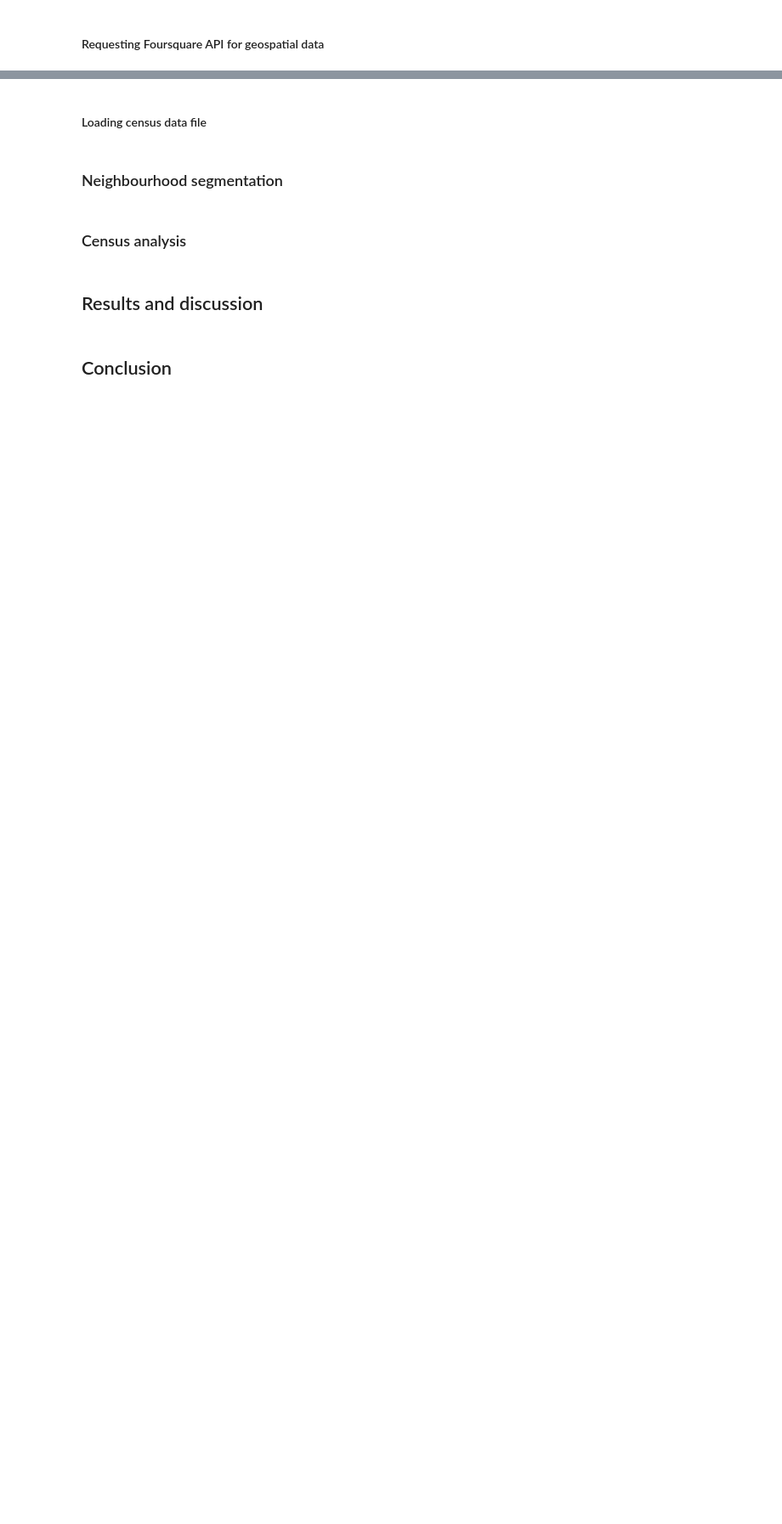
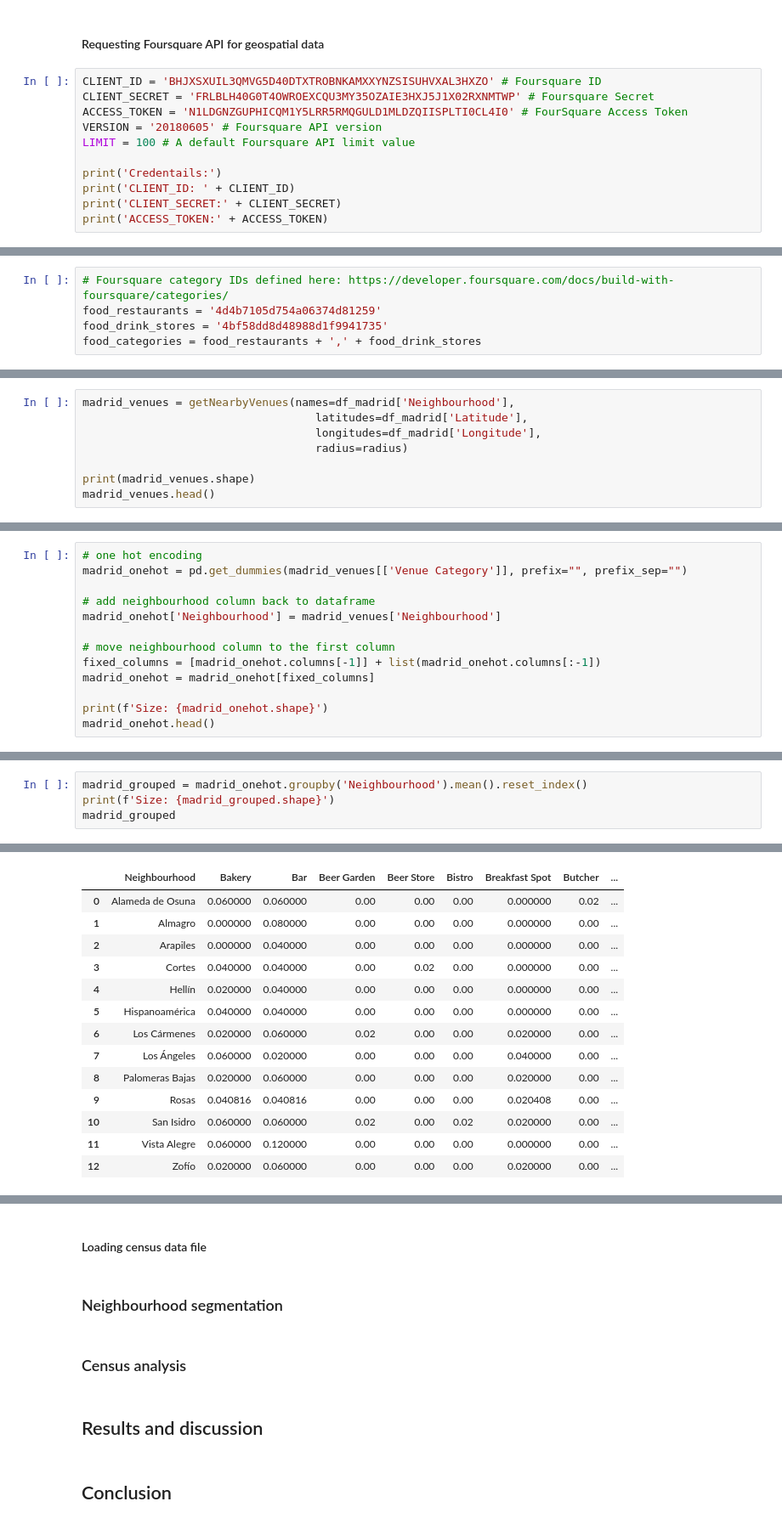
Before and after one commit to ejmacias/store_locations, a Jupyter notebook: Store_Locations/store_locations.ipynb, the cells around one changed output, grey strips where cells are left out. Shown at 85% size. Drawn from its saved outputs; the diff is of its cells as text; blank space fills up the shorter version.

Commit message:
Requesting venues from Foursquare

```diff
--- a/Store_Locations/store_locations.ipynb
+++ b/Store_Locations/store_locations.ipynb
@@ -312,3 +312,14 @@ map_madrid
 [interactive output not drawn]
 # %% [markdown]
 #### Requesting Foursquare API for geospatial data <a class="anchor" id="requesting-foursquare"></a>
+# %%
+CLIENT_ID = 'BHJXSXUIL3QMVG5D40DTXTROBNKAMXXYNZSISUHVXAL3HXZO' # Foursquare ID
+CLIENT_SECRET = 'FRLBLH40G0T4OWROEXCQU3MY35OZAIE3HXJ5J1X02RXNMTWP' # Foursquare Secret
+ACCESS_TOKEN = 'N1LDGNZGUPHICQM1Y5LRR5RMQGULD1MLDZQIISPLTI0CL4I0' # FourSquare Access Token
+VERSION = '20180605' # Foursquare API version
+LIMIT = 100 # A default Foursquare API limit value
+
+print('Credentails:')
+print('CLIENT_ID: ' + CLIENT_ID)
+print('CLIENT_SECRET:' + CLIENT_SECRET)
+print('ACCESS_TOKEN:' + ACCESS_TOKEN)
@@ -314,0 +331,5 @@ map_madrid
+# %%
+# Foursquare category IDs defined here: https://developer.foursquare.com/docs/build-with-foursquare/categories/
+food_restaurants = '4d4b7105d754a06374d81259'
+food_drink_stores = '4bf58dd8d48988d1f9941735'
+food_categories = food_restaurants + ',' + food_drink_stores
@@ -314,0 +403,8 @@ map_madrid
+# %%
+madrid_venues = getNearbyVenues(names=df_madrid['Neighbourhood'],
+                                   latitudes=df_madrid['Latitude'],
+                                   longitudes=df_madrid['Longitude'],
+                                   radius=radius)
+
+print(madrid_venues.shape)
+madrid_venues.head()
@@ -314,0 +425,13 @@ map_madrid
+# %%
+# one hot encoding
+madrid_onehot = pd.get_dummies(madrid_venues[['Venue Category']], prefix="", prefix_sep="")
+
+# add neighbourhood column back to dataframe
+madrid_onehot['Neighbourhood'] = madrid_venues['Neighbourhood']
+
+# move neighbourhood column to the first column
+fixed_columns = [madrid_onehot.columns[-1]] + list(madrid_onehot.columns[:-1])
+madrid_onehot = madrid_onehot[fixed_columns]
+
+print(f'Size: {madrid_onehot.shape}')
+madrid_onehot.head()
@@ -314,0 +449,5 @@ map_madrid
+# %%
+madrid_grouped = madrid_onehot.groupby('Neighbourhood').mean().reset_index()
+print(f'Size: {madrid_grouped.shape}')
+madrid_grouped
+# %% [output]
@@ -314,0 +455,14 @@ map_madrid
+|  | Neighbourhood | Bakery | Bar | Beer Garden | Beer Store | Bistro | Breakfast Spot | Butcher | ... |
+| 0 | Alameda de Osuna | 0.060000 | 0.060000 | 0.00 | 0.00 | 0.00 | 0.000000 | 0.02 | ... |
+| 1 | Almagro | 0.000000 | 0.080000 | 0.00 | 0.00 | 0.00 | 0.000000 | 0.00 | ... |
+| 2 | Arapiles | 0.000000 | 0.040000 | 0.00 | 0.00 | 0.00 | 0.000000 | 0.00 | ... |
+| 3 | Cortes | 0.040000 | 0.040000 | 0.00 | 0.02 | 0.00 | 0.000000 | 0.00 | ... |
+| 4 | Hellín | 0.020000 | 0.040000 | 0.00 | 0.00 | 0.00 | 0.000000 | 0.00 | ... |
+| 5 | Hispanoamérica | 0.040000 | 0.040000 | 0.00 | 0.00 | 0.00 | 0.000000 | 0.00 | ... |
+| 6 | Los Cármenes | 0.020000 | 0.060000 | 0.02 | 0.00 | 0.00 | 0.020000 | 0.00 | ... |
+| 7 | Los Ángeles | 0.060000 | 0.020000 | 0.00 | 0.00 | 0.00 | 0.040000 | 0.00 | ... |
+| 8 | Palomeras Bajas | 0.020000 | 0.060000 | 0.00 | 0.00 | 0.00 | 0.020000 | 0.00 | ... |
+| 9 | Rosas | 0.040816 | 0.040816 | 0.00 | 0.00 | 0.00 | 0.020408 | 0.00 | ... |
+| 10 | San Isidro | 0.060000 | 0.060000 | 0.02 | 0.00 | 0.02 | 0.020000 | 0.00 | ... |
+| 11 | Vista Alegre | 0.060000 | 0.120000 | 0.00 | 0.00 | 0.00 | 0.000000 | 0.00 | ... |
+| 12 | Zofío | 0.020000 | 0.060000 | 0.00 | 0.00 | 0.00 | 0.020000 | 0.00 | ... |
```
Also changed, not shown: parts of 20 cells of this notebook.
